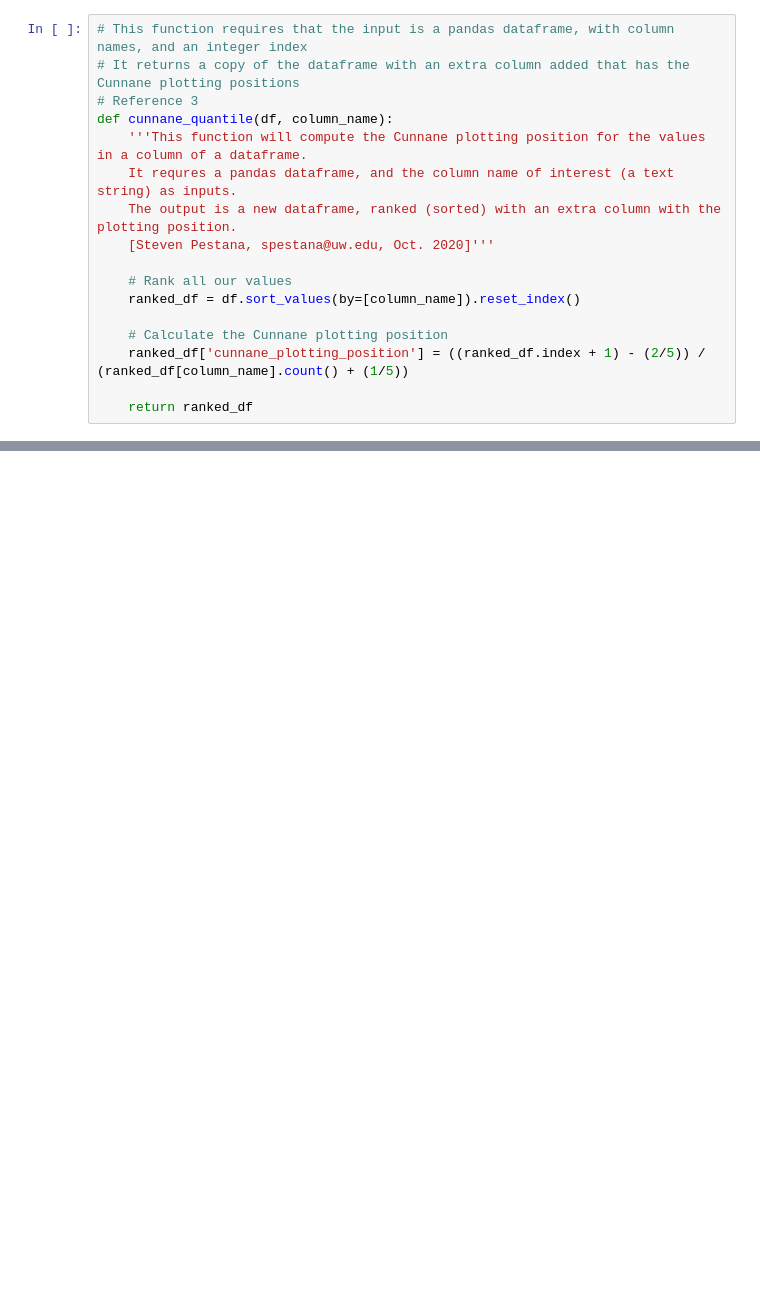
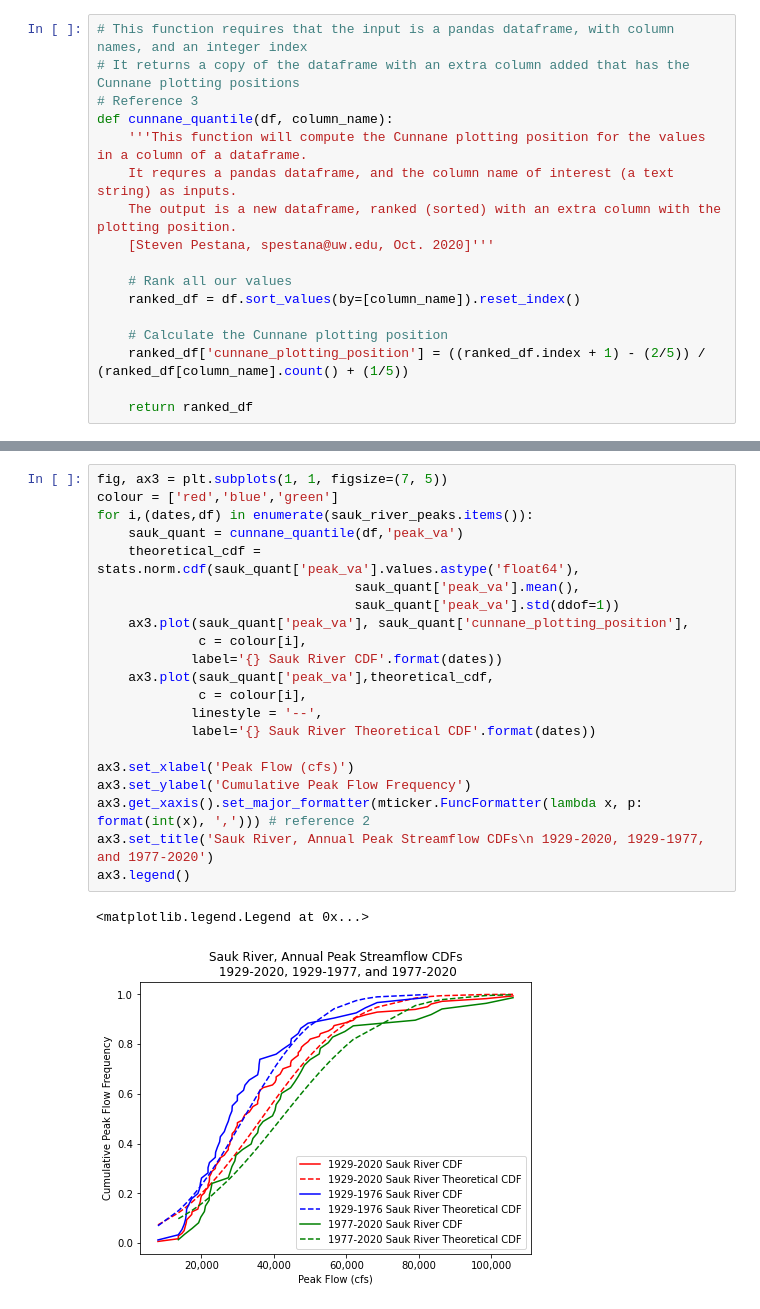
Before and after one commit to dlhogan97/CEWA565, a Jupyter notebook: Week-1/HW-1/HW-1-dlhogan.ipynb, the cells around one changed output, grey strips where cells are left out. Drawn from its saved outputs; the diff is of its cells as text; blank space fills up the shorter version.

```diff
--- a/Week-1/HW-1/HW-1-dlhogan.ipynb
+++ b/Week-1/HW-1/HW-1-dlhogan.ipynb
@@ -144,3 +158,27 @@ ax.legend()
+# %%
+fig, ax3 = plt.subplots(1, 1, figsize=(7, 5))
+colour = ['red','blue','green']
+for i,(dates,df) in enumerate(sauk_river_peaks.items()):
+    sauk_quant = cunnane_quantile(df,'peak_va')
+    theoretical_cdf = stats.norm.cdf(sauk_quant['peak_va'].values.astype('float64'),
+                                 sauk_quant['peak_va'].mean(),
+                                 sauk_quant['peak_va'].std(ddof=1))
+    ax3.plot(sauk_quant['peak_va'], sauk_quant['cunnane_plotting_position'],
+             c = colour[i],
+            label='{} Sauk River CDF'.format(dates))
+    ax3.plot(sauk_quant['peak_va'],theoretical_cdf,
+             c = colour[i],
+            linestyle = '--',
+            label='{} Sauk River Theoretical CDF'.format(dates))
+
+ax3.set_xlabel('Peak Flow (cfs)')
+ax3.set_ylabel('Cumulative Peak Flow Frequency')
+ax3.get_xaxis().set_major_formatter(mticker.FuncFormatter(lambda x, p: format(int(x), ','))) # reference 2
+ax3.set_title('Sauk River, Annual Peak Streamflow CDFs\n 1929-2020, 1929-1977, and 1977-2020')
+ax3.legend()
+# %% [output]
+<matplotlib.legend.Legend at 0x...>
+[figure, added]
 # %% [markdown]
 ## References:
 This assignment used the following links for code snippets that was applied to the questions asked:
```
Also changed, not shown: parts of 8 cells of this notebook, 3 other files.
